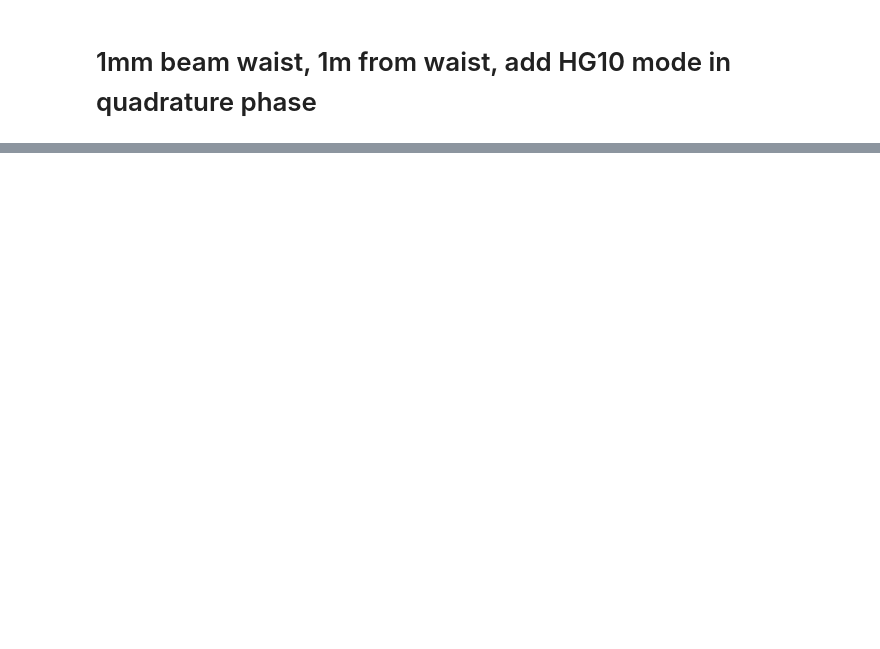
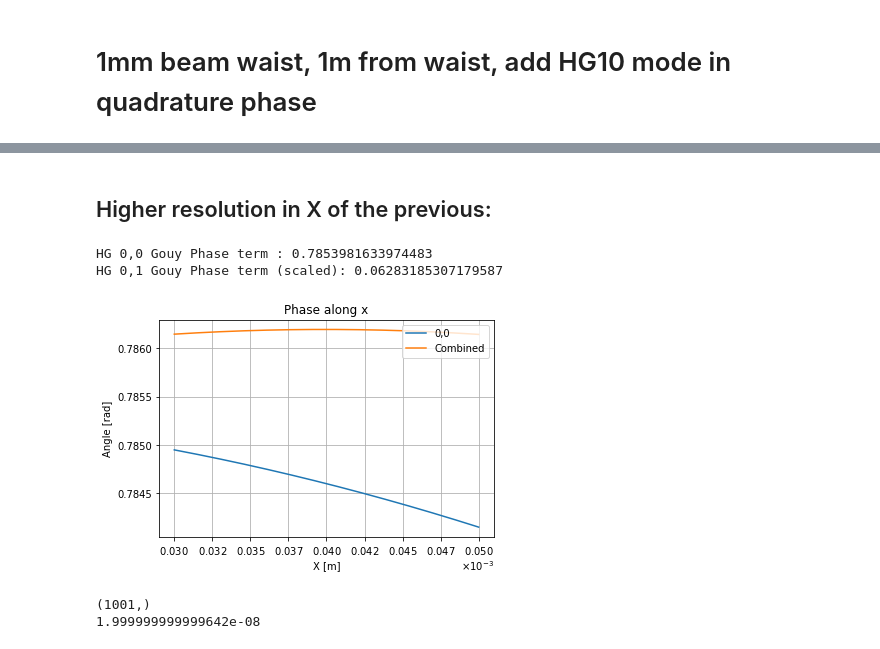
Before and after one commit to Edwards-Paul/Python-HG-Modes, a Jupyter notebook: HG Modes/Testing 1,0 Addition.ipynb, the cells around one changed output, grey strips where cells are left out. Saved outputs shown, nothing was run; the diff lists cells and outputs as text; code cells hidden in the pictures; blank space fills up the shorter version.

```diff
--- a/HG Modes/Testing 1,0 Addition.ipynb
+++ b/HG Modes/Testing 1,0 Addition.ipynb
@@ -421,0 +411,38 @@ HG 0,1 Gouy Phase term (scaled): 0.026124508269520574
+# %% [markdown]
+## Higher resolution in X of the previous:
+# %%
+# Re[a10]/a00 = delta s/wo , w0 = 1e-3
+d = pl.Plane(3e-5,5e-5,1001,-1e-3,1e-3,3)
+
+a10 = .04
+a00 = 1
+
+m0 = pl.modes((0,0,a00))
+m1 = pl.modes((1,0,a10))
+m = pl.modes((1,0,1))
+m01 = pl.modes((0,0,a00),(1,0,a10))
+
+f0 =pl.calculate(a,d,m0,a.Zr)
+f1 =pl.calculate(a,d,m1,a.Zr)
+f01 = pl.calculate(a,d,m01,a.Zr)
+fa = pl.calculate(a,d,m,a.Zr)
+
+pl.phaseslicex(0,f0,f01, labels=['0,0','Combined'], ylim=[3e6,3.5e6])
+
+
+
+
+print  ("HG 0,0 Gouy Phase term : " + str(np.angle((pl.e ** ((1j) * (0 + 1) * pl.gouy_phase(a.Zr, 1, a))))))
+
+print  ("HG 0,1 Gouy Phase term (scaled): " + str(a10*np.angle((pl.e ** ((1j) * (1 + 1) * pl.gouy_phase(a.Zr, 2, a))))))
+# %% [output]
+HG 0,0 Gouy Phase term : 0.7853981633974483
+HG 0,1 Gouy Phase term (scaled): 0.06283185307179587
+[figure, added]
+# %%
+print (d.getX().shape)
+print (d.getX()[501]-(d.getX()[500]))
+delta_x=(d.getX()[501]-(d.getX()[500]))
+# %% [output]
+(1001,)
+1.999999999999642e-08
```
Also changed, not shown: parts of 10 cells of this notebook, 3 other files.
